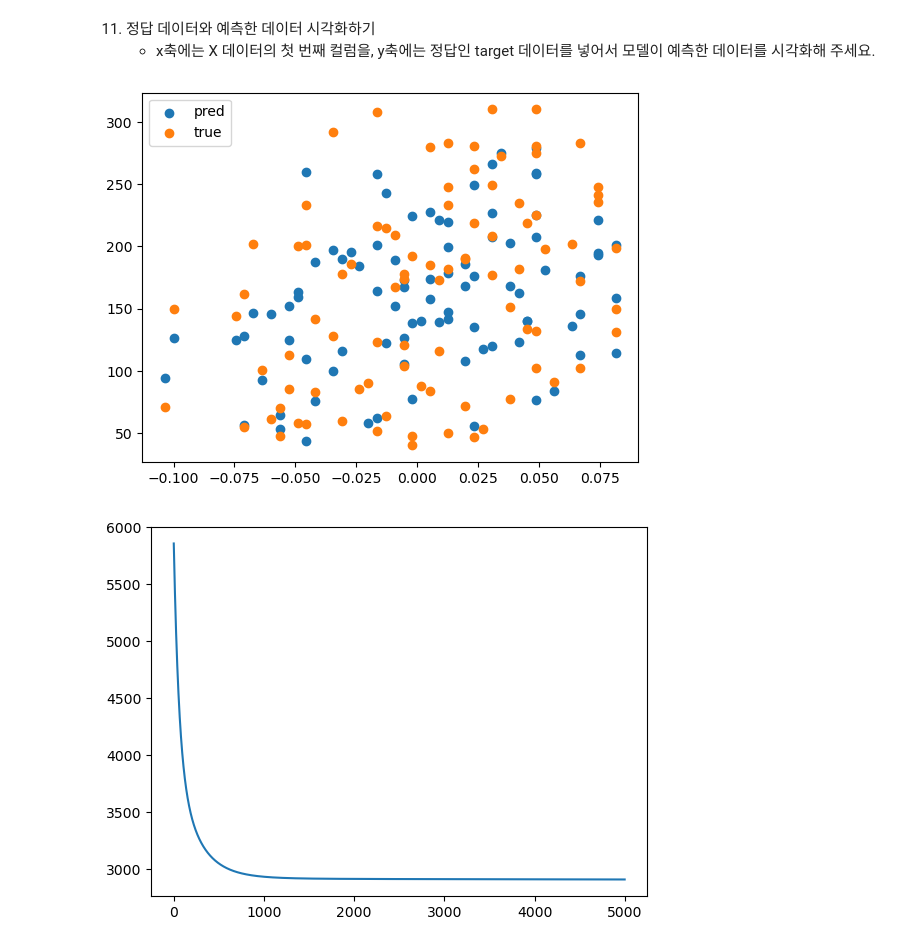
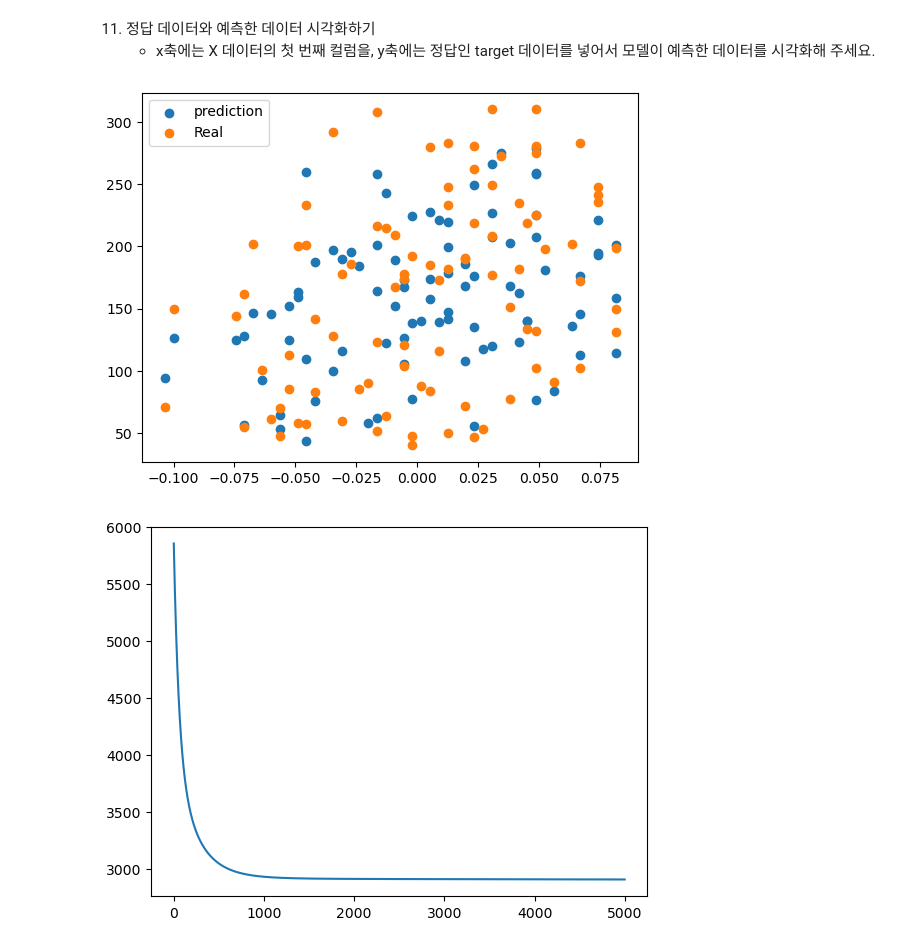
Before and after one commit to JeJuBOO/Aiffel_Nodes, a Jupyter notebook: Project/project_01.ipynb, the cells around one changed output. Saved outputs shown, nothing was run; the diff lists cells and outputs as text; code cells hidden in the pictures.

```diff
--- a/Project/project_01.ipynb
+++ b/Project/project_01.ipynb
@@ -170,12 +170,12 @@ test데이터의 MSE값은 :  2839.6002175602803
 # %%
 import matplotlib.pyplot as plt
 x = np.linspace(-0.1,0.1,10)
-plt.scatter(X_test[:,0], test_pred, label="pred")
-plt.scatter(X_test[:,0], y_test, label="true")
+plt.scatter(X_test[:,0], test_pred, label="prediction")
+plt.scatter(X_test[:,0], y_test, label="Real")
 plt.legend()
 plt.show()
 # %% [output]
-[figure, old version]
+[figure, new version]
 # %%
 plt.plot(losses_save)
 plt.show()
```
Also changed, not shown: parts of 2 cells of this notebook.
